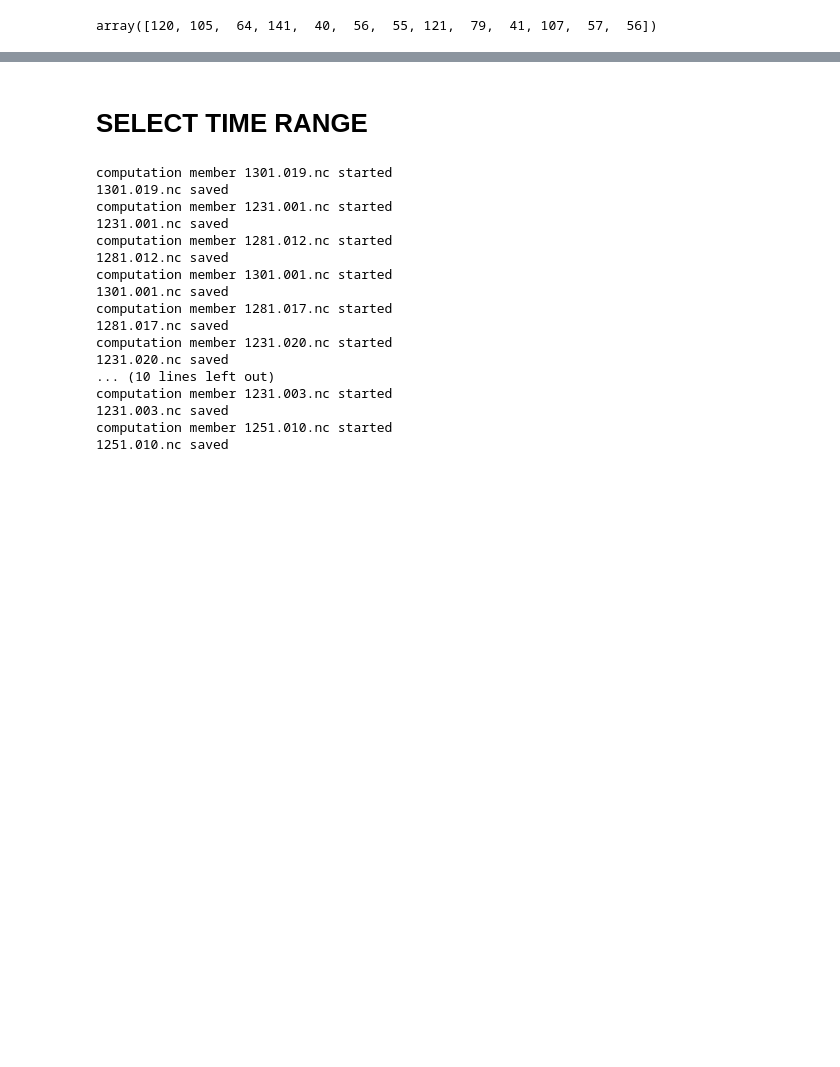
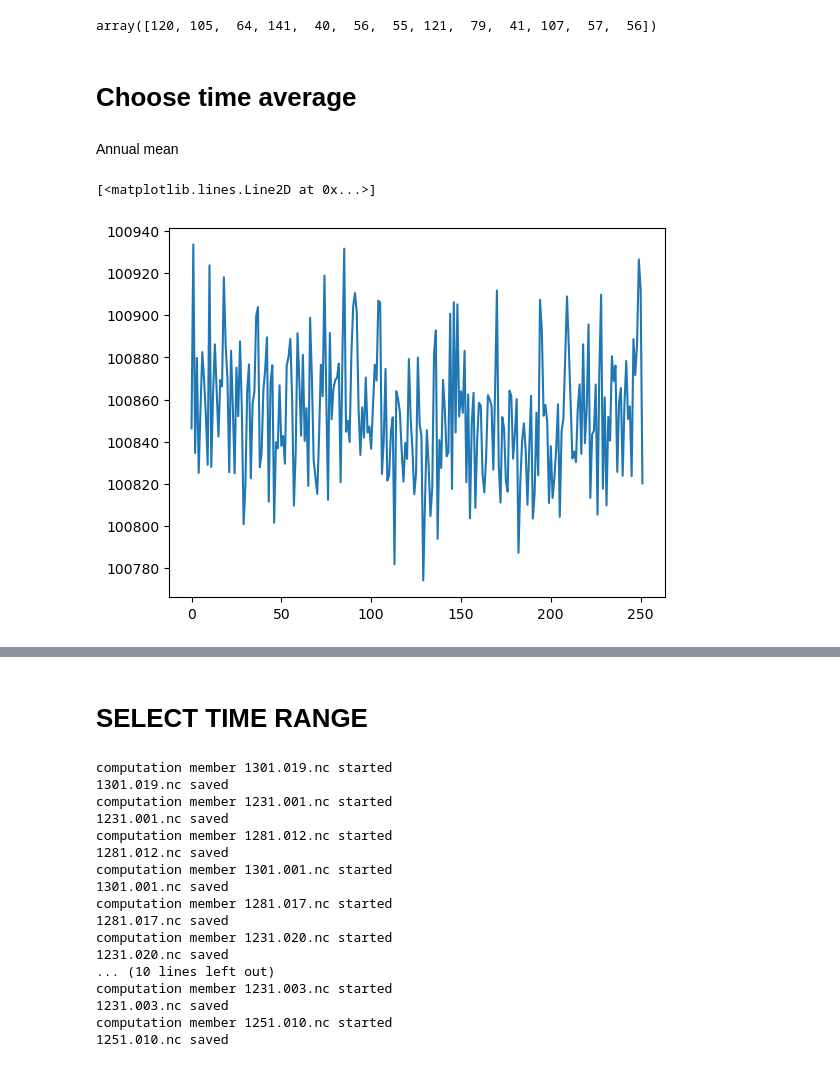
Before and after one commit to inagler/current, a Jupyter notebook: PSL.ipynb, the cells around one changed output, grey strips where cells are left out. Saved outputs shown, nothing was run; the diff lists cells and outputs as text; code cells hidden in the pictures; blank space fills up the shorter version.

```diff
--- a/PSL.ipynb
+++ b/PSL.ipynb
@@ -35,3 +38,17 @@ def find_corresponding_file_name(vvel_number_to_find):
 events
 # %% [output]
 array([120, 105,  64, 141,  40,  56,  55, 121,  79,  41, 107,  57,  56])
+# %% [markdown]
+# Choose time average
+# %% [markdown]
+Annual mean
+# %%
+psl_file = '/Data/gfi/share/ModData/CESM2_LENS2/ocean/monthly/psl/psl_1301.019.nc'
+ds = xr.open_dataset(psl_file)#.isel(time=slice(0,100))
+ds = ds.resample(time='A').mean(dim='time')
+annual_mean = ds.PSL.mean(dim=['lat', 'lon']).values
+
+plt.plot(annual_mean)
+# %% [output]
+[<matplotlib.lines.Line2D at 0x...>]
+[figure, added]
```
Also changed, not shown: parts of 9 cells of this notebook, 10 other files.
